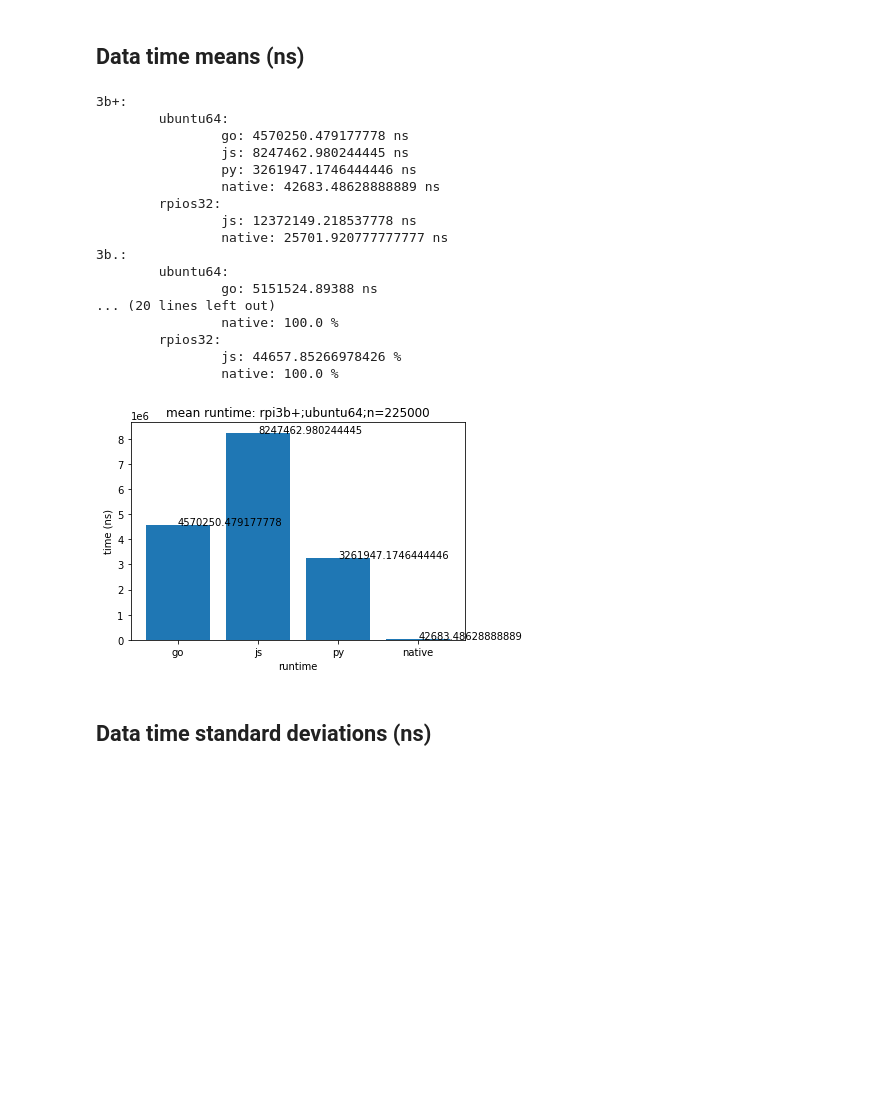
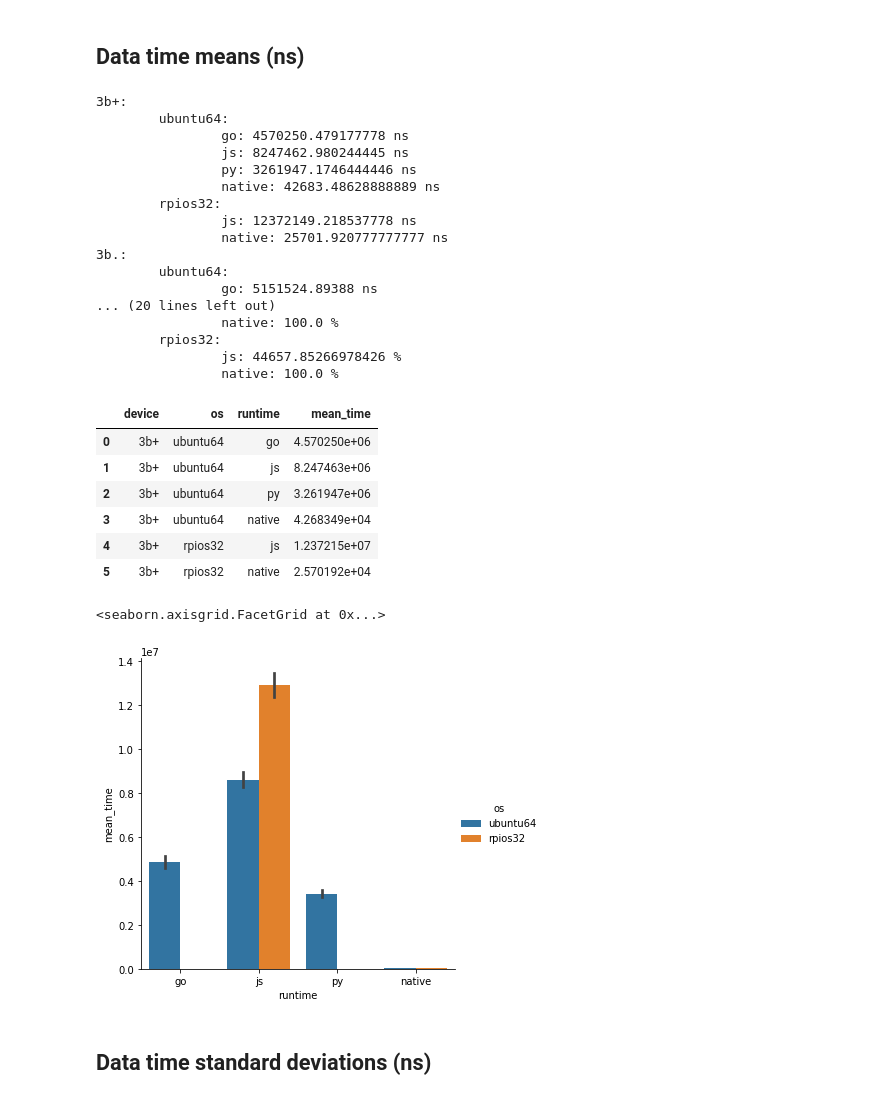
Before and after one commit to proohit/nodejs-rust, a Jupyter notebook: smartcore-wasi/analysis.ipynb, the cells around one changed output. Drawn from its saved outputs; the diff is of its cells as text; code cells hidden in the pictures; blank space fills up the shorter version.

Commit message:
smartcore-wasi - added grouped bar plot for means

```diff
--- a/smartcore-wasi/analysis.ipynb
+++ b/smartcore-wasi/analysis.ipynb
@@ -119,22 +119,8 @@ time_field = 'time (ns)'
 runtime_device_data_means = map_data(lambda date, device, os, runtime, all_data: date[time_field].mean())
 pretty_print_data(runtime_device_data_means, 'ns')
 
-delta_means_rel = map_data(
-    lambda date, device, os, runtime, all_data:
-    date / all_data[device][os]['native']
-        , runtime_device_data_means)
+delta_means_rel = map_data(lambda date, device, os, runtime, all_data:date / all_data[device][os]['native'], runtime_device_data_means)
 pretty_print_data(delta_means_rel, unit="%")
-
-fig = plt.figure()
-ax = fig.add_subplot()
-ax.set_ylabel('time (ns)')
-ax.set_xlabel('runtime')
-ax.set_title('mean runtime: rpi3b+;ubuntu64;n=225000')
-x = runtime_device_data_means['3b+']['ubuntu64'].keys()
-y = runtime_device_data_means['3b+']['ubuntu64'].values()
-ax.bar(x, y)
-for index, value in enumerate(y):
-    plt.text(index, int(value), str(value))
 # %% [output]
 3b+:
         ubuntu64:
@@ -153,7 +139,26 @@ for index, value in enumerate(y):
         rpios32:
                 js: 44657.85266978426 %
                 native: 100.0 %
-[figure, removed]
+# %%
+import seaborn as sns
+data_list = []
+for device in runtime_device_data_means.keys():
+    for os in runtime_device_data_means[device].keys():
+        for runtime in runtime_device_data_means[device][os].keys():
+            data_list.append({'device': device, 'os': os, 'runtime': runtime, 'mean_time': runtime_device_data_means[device][os][runtime]})
+data = pandas.DataFrame(data_list, columns=["device","os","runtime","mean_time"])
+display(data[data['device'] == '3b+'])
+sns.catplot(data = data, kind="bar", x="runtime", y="mean_time", hue="os")
+# %% [output]
+|  | device | os | runtime | mean_time |
+| 0 | 3b+ | ubuntu64 | go | 4.570250e+06 |
+| 1 | 3b+ | ubuntu64 | js | 8.247463e+06 |
+| 2 | 3b+ | ubuntu64 | py | 3.261947e+06 |
+| 3 | 3b+ | ubuntu64 | native | 4.268349e+04 |
+| 4 | 3b+ | rpios32 | js | 1.237215e+07 |
+| 5 | 3b+ | rpios32 | native | 2.570192e+04 |
+<seaborn.axisgrid.FacetGrid at 0x...>
+[figure, added]
 # %% [markdown]
 ## Data time standard deviations (ns)
 # %%
```
